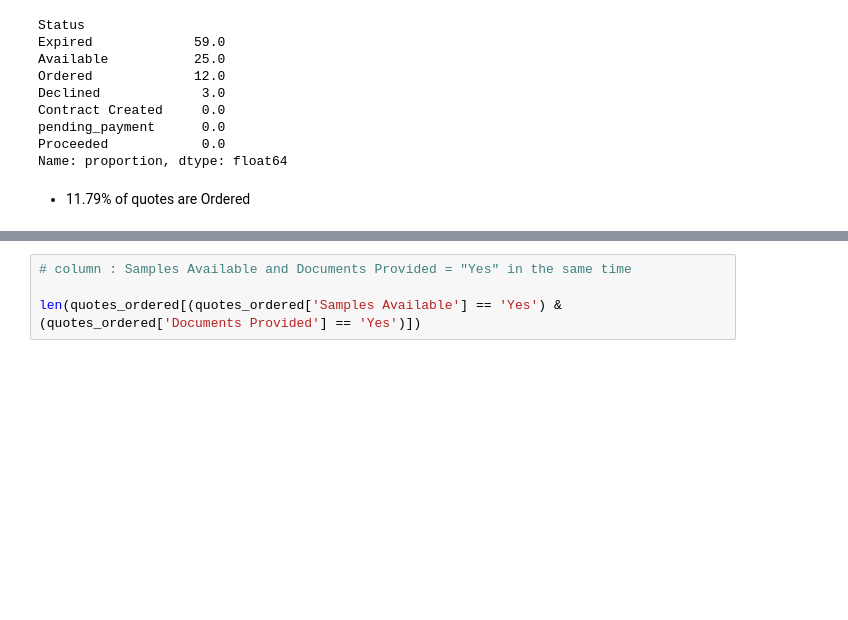
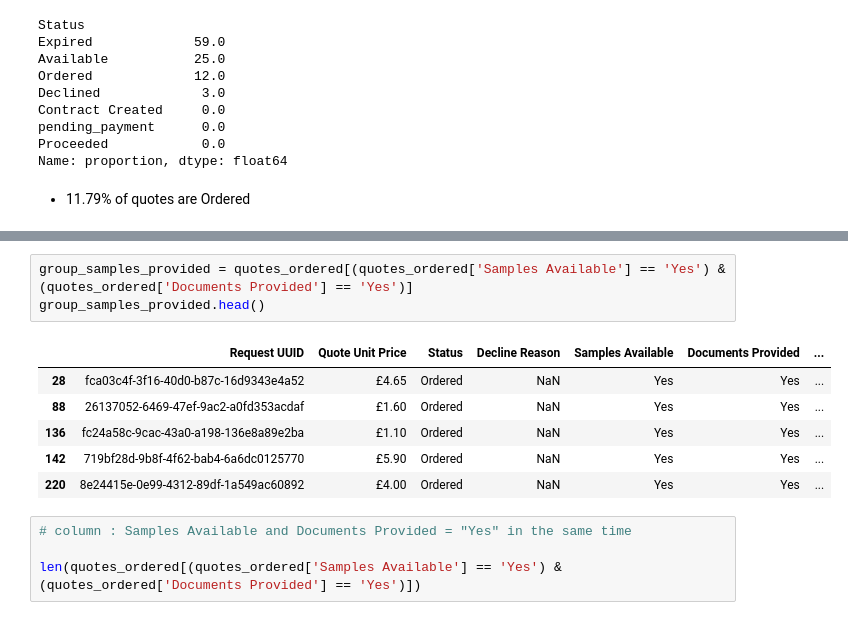
Before and after one commit to guillaumebrethes/Opply, a Jupyter notebook: S_1.ipynb, the cells around one changed output, grey strips where cells are left out. Saved outputs shown, nothing was run; the diff lists cells and outputs as text; blank space fills up the shorter version.

```diff
--- a/S_1.ipynb
+++ b/S_1.ipynb
@@ -294,3 +328,13 @@ Name: proportion, dtype: float64
+# %%
+group_samples_provided = quotes_ordered[(quotes_ordered['Samples Available'] == 'Yes') & (quotes_ordered['Documents Provided'] == 'Yes')]
+group_samples_provided.head()
+# %% [output]
+|  | Request UUID | Quote Unit Price | Status | Decline Reason | Samples Available | Documents Provided | ... |
+| 28 | fca03c4f-3f16-40d0-b87c-16d9343e4a52 | £4.65 | Ordered | NaN | Yes | Yes | ... |
+| 88 | 26137052-6469-47ef-9ac2-a0fd353acdaf | £1.60 | Ordered | NaN | Yes | Yes | ... |
+| 136 | fc24a58c-9cac-43a0-a198-136e8a89e2ba | £1.10 | Ordered | NaN | Yes | Yes | ... |
+| 142 | 719bf28d-9b8f-4f62-bab4-6a6dc0125770 | £5.90 | Ordered | NaN | Yes | Yes | ... |
+| 220 | 8e24415e-0e99-4312-89df-1a549ac60892 | £4.00 | Ordered | NaN | Yes | Yes | ... |
 # %%
 # column : Samples Available and Documents Provided = "Yes" in the same time
 
```
Also changed, not shown: parts of 10 cells of this notebook.
